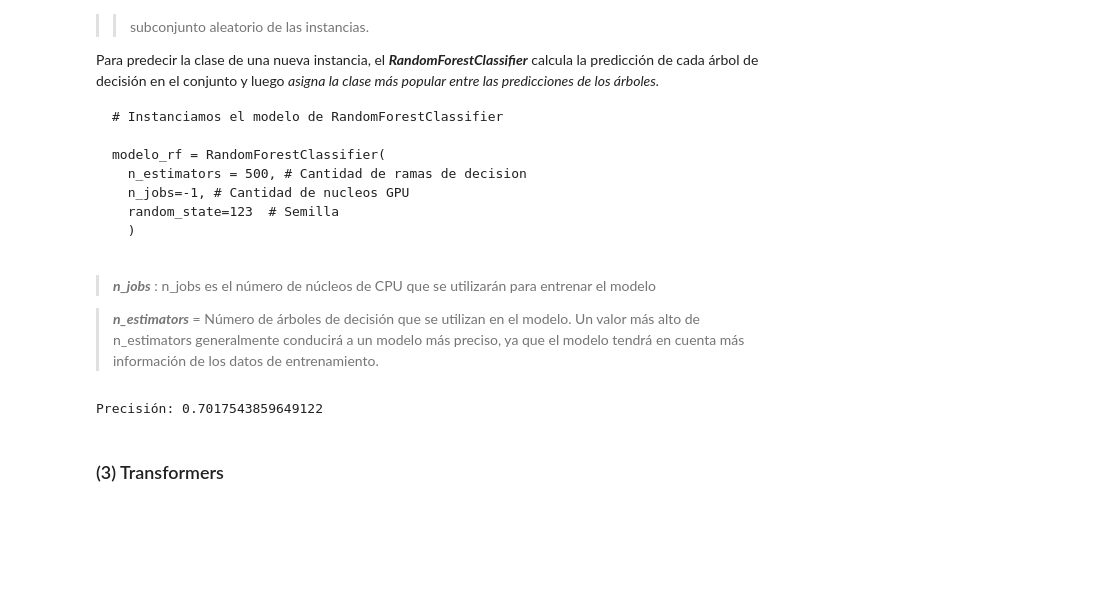
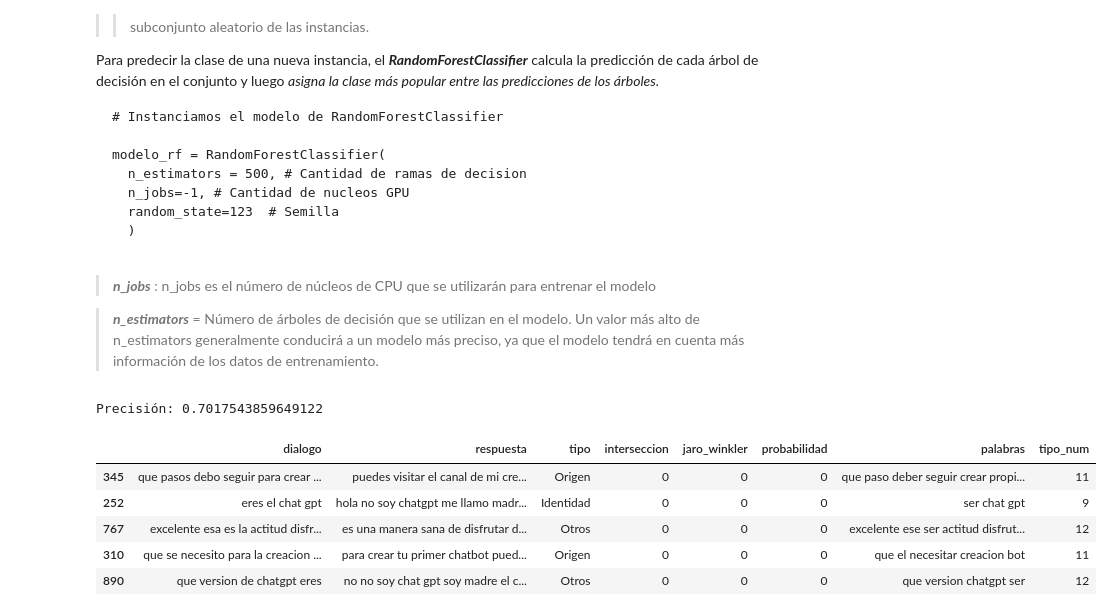
Before and after one commit to Bigote93/Chatbot_Alura_Sprint1, a Jupyter notebook: Chatbot_Inteligente_Alura_Sprint1.ipynb, the cells around one changed output. Saved outputs shown, nothing was run; the diff lists cells and outputs as text; code cells hidden in the pictures; blank space fills up the shorter version.

```diff
--- a/Chatbot_Inteligente_Alura_Sprint1.ipynb
+++ b/Chatbot_Inteligente_Alura_Sprint1.ipynb
@@ -783,5 +769,12 @@ accuracy = accuracy_score(y_test, y_pred)
 print("Precisión:", accuracy)
 # %% [output]
 Precisión: 0.7017543859649122
-# %% [markdown]
-### (3) Transformers
+# %%
+df_dialogo.sample(5)
+# %% [output]
+|  | dialogo | respuesta | tipo | interseccion | jaro_winkler | probabilidad | palabras | tipo_num |
+| 345 | que pasos debo seguir para crear ... | puedes visitar el canal de mi cre... | Origen | 0 | 0 | 0 | que paso deber seguir crear propi... | 11 |
+| 252 | eres el chat gpt | hola no soy chatgpt me llamo madr... | Identidad | 0 | 0 | 0 | ser chat gpt | 9 |
+| 767 | excelente esa es la actitud disfr... | es una manera sana de disfrutar d... | Otros | 0 | 0 | 0 | excelente ese ser actitud disfrut... | 12 |
+| 310 | que se necesito para la creacion ... | para crear tu primer chatbot pued... | Origen | 0 | 0 | 0 | que el necesitar creacion bot | 11 |
+| 890 | que version de chatgpt eres | no no soy chat gpt soy madre el c... | Otros | 0 | 0 | 0 | que version chatgpt ser | 12 |
```
Also changed, not shown: parts of 24 cells of this notebook.
